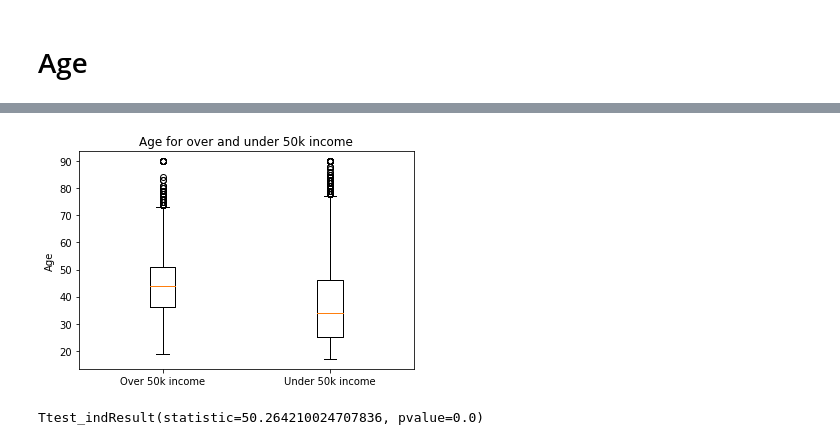
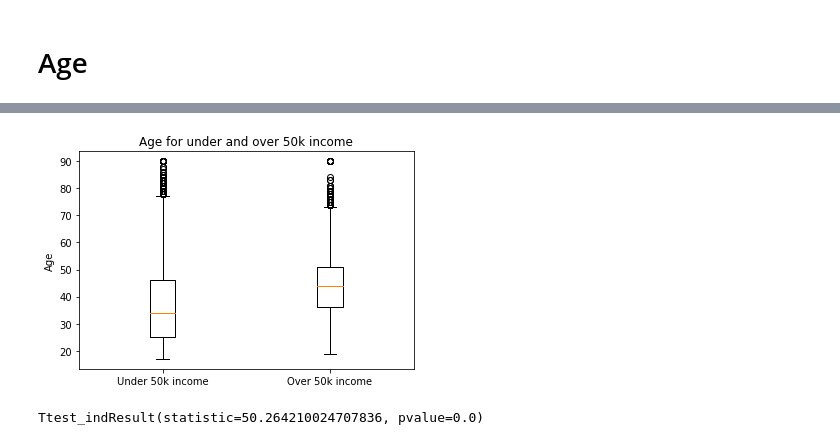
Before and after one commit to markerickson314/project-one, a Jupyter notebook: Mark.ipynb, the cells around one changed output, grey strips where cells are left out. Cells and saved outputs as stored; diff of their text form; code cells hidden in the pictures.

```diff
--- a/Mark.ipynb
+++ b/Mark.ipynb
@@ -222,15 +239,15 @@ Ttest_indResult(statistic=45.123095093109875, pvalue=0.0)
 age_over_50k = over_50k_df["age"]
 age_under_50k = under_50k_df["age"]
 # %%
-graph = [age_over_50k, age_under_50k]
-labels = ["Over 50k income", "Under 50k income"]
+graph = [age_under_50k, age_over_50k]
+labels = ["Under 50k income", "Over 50k income"]
 fig1, ax1 = plt.subplots()
-ax1.set_title("Age for over and under 50k income")
+ax1.set_title("Age for under and over 50k income")
 ax1.set_ylabel("Age")
 ax1.boxplot(graph, labels=labels)
 plt.show()
 # %% [output]
-[figure, old version]
+[figure, new version]
 # %%
 stats.ttest_ind(age_over_50k, age_under_50k, equal_var=False)
 # %% [output]
```
Also changed, not shown: parts of 6 cells of this notebook.
